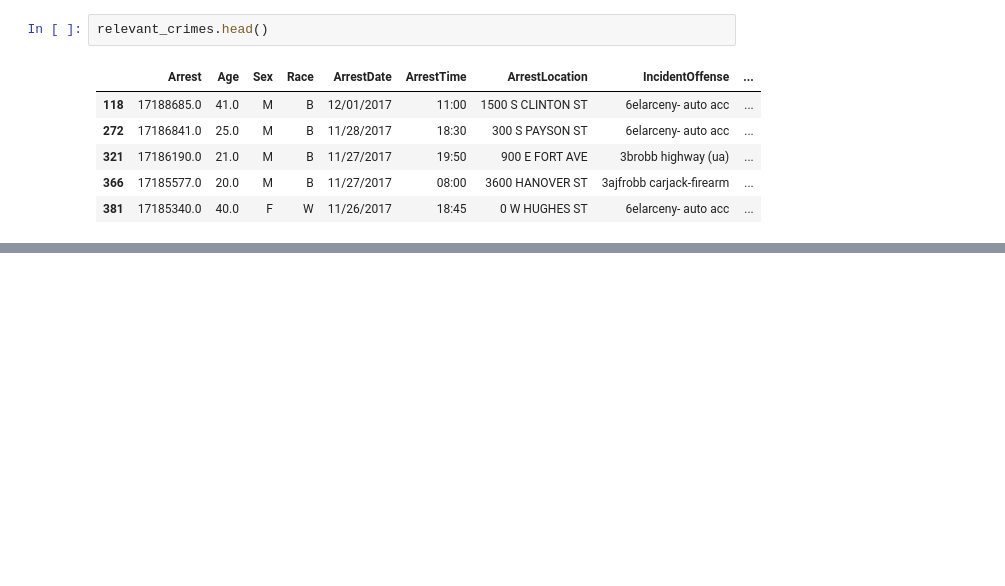
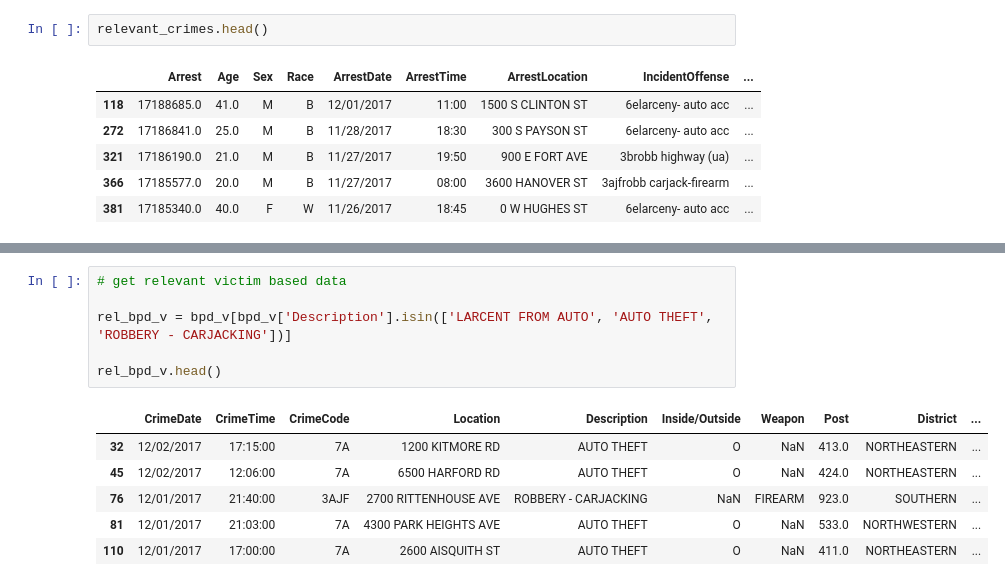
Before and after one commit to nichollsbr/baltimore-transit, a Jupyter notebook: BPD_analysis.ipynb, the cells around one changed output, grey strips where cells are left out. Saved outputs shown, nothing was run; the diff lists cells and outputs as text; blank space fills up the shorter version.

```diff
--- a/BPD_analysis.ipynb
+++ b/BPD_analysis.ipynb
@@ -109,0 +136,13 @@ relevant_crimes.head()
+# %%
+# get relevant victim based data
+
+rel_bpd_v = bpd_v[bpd_v['Description'].isin(['LARCENT FROM AUTO', 'AUTO THEFT', 'ROBBERY - CARJACKING'])]
+
+rel_bpd_v.head()
+# %% [output]
+|  | CrimeDate | CrimeTime | CrimeCode | Location | Description | Inside/Outside | Weapon | Post | District | ... |
+| 32 | 12/02/2017 | 17:15:00 | 7A | 1200 KITMORE RD | AUTO THEFT | O | NaN | 413.0 | NORTHEASTERN | ... |
+| 45 | 12/02/2017 | 12:06:00 | 7A | 6500 HARFORD RD | AUTO THEFT | O | NaN | 424.0 | NORTHEASTERN | ... |
+| 76 | 12/01/2017 | 21:40:00 | 3AJF | 2700 RITTENHOUSE AVE | ROBBERY - CARJACKING | NaN | FIREARM | 923.0 | SOUTHERN | ... |
+| 81 | 12/01/2017 | 21:03:00 | 7A | 4300 PARK HEIGHTS AVE | AUTO THEFT | O | NaN | 533.0 | NORTHWESTERN | ... |
+| 110 | 12/01/2017 | 17:00:00 | 7A | 2600 AISQUITH ST | AUTO THEFT | O | NaN | 411.0 | NORTHEASTERN | ... |
```
Also changed, not shown: parts of 11 cells of this notebook, 2 other files.
